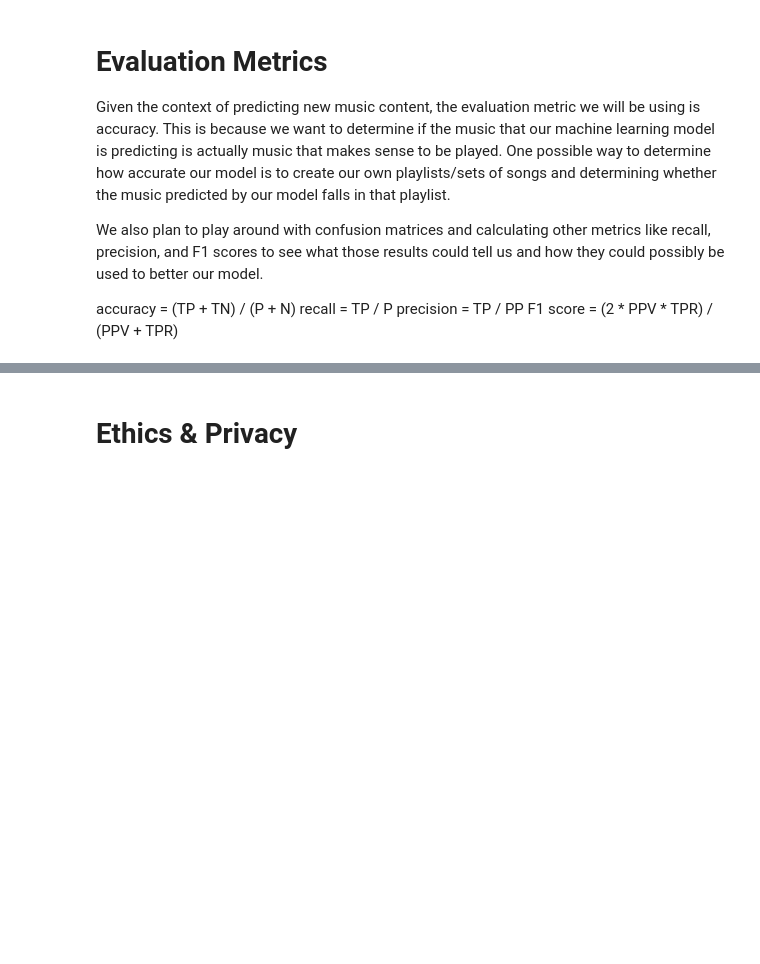
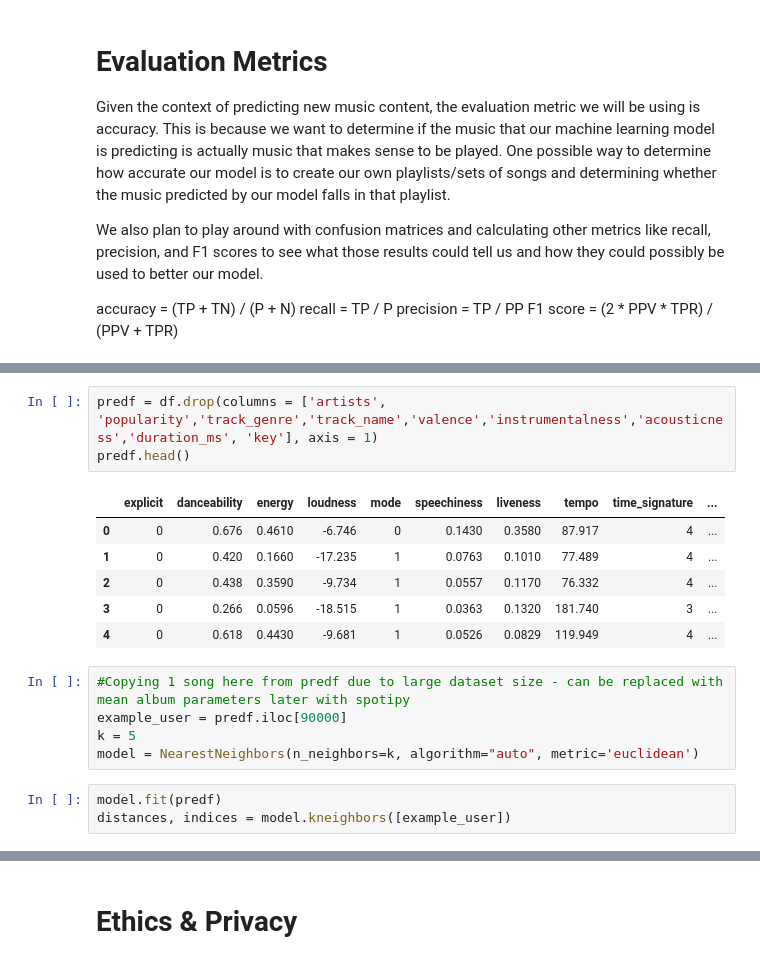
Before and after one commit to COGS118A/Group025-Wi23, a Jupyter notebook: CheckpointGroup025-Wi23.ipynb, the cells around one changed output, grey strips where cells are left out. Drawn from its saved outputs; the diff is of its cells as text; blank space fills up the shorter version.

Commit message:
Added initial testing using elvis as example

```diff
--- a/CheckpointGroup025-Wi23.ipynb
+++ b/CheckpointGroup025-Wi23.ipynb
@@ -191,0 +135,18 @@ Examples would include:
+# %%
+predf = df.drop(columns = ['artists', 'popularity','track_genre','track_name','valence','instrumentalness','acousticness','duration_ms', 'key'], axis = 1)
+predf.head()
+# %% [output]
+|  | explicit | danceability | energy | loudness | mode | speechiness | liveness | tempo | time_signature | ... |
+| 0 | 0 | 0.676 | 0.4610 | -6.746 | 0 | 0.1430 | 0.3580 | 87.917 | 4 | ... |
+| 1 | 0 | 0.420 | 0.1660 | -17.235 | 1 | 0.0763 | 0.1010 | 77.489 | 4 | ... |
+| 2 | 0 | 0.438 | 0.3590 | -9.734 | 1 | 0.0557 | 0.1170 | 76.332 | 4 | ... |
+| 3 | 0 | 0.266 | 0.0596 | -18.515 | 1 | 0.0363 | 0.1320 | 181.740 | 3 | ... |
+| 4 | 0 | 0.618 | 0.4430 | -9.681 | 1 | 0.0526 | 0.0829 | 119.949 | 4 | ... |
+# %%
+#Copying 1 song here from predf due to large dataset size - can be replaced with mean album parameters later with spotipy
+example_user = predf.iloc[90000]
+k = 5
+model = NearestNeighbors(n_neighbors=k, algorithm="auto", metric='euclidean')
+# %%
+model.fit(predf)
+distances, indices = model.kneighbors([example_user])
```
Also changed, not shown: parts of 12 cells of this notebook.
